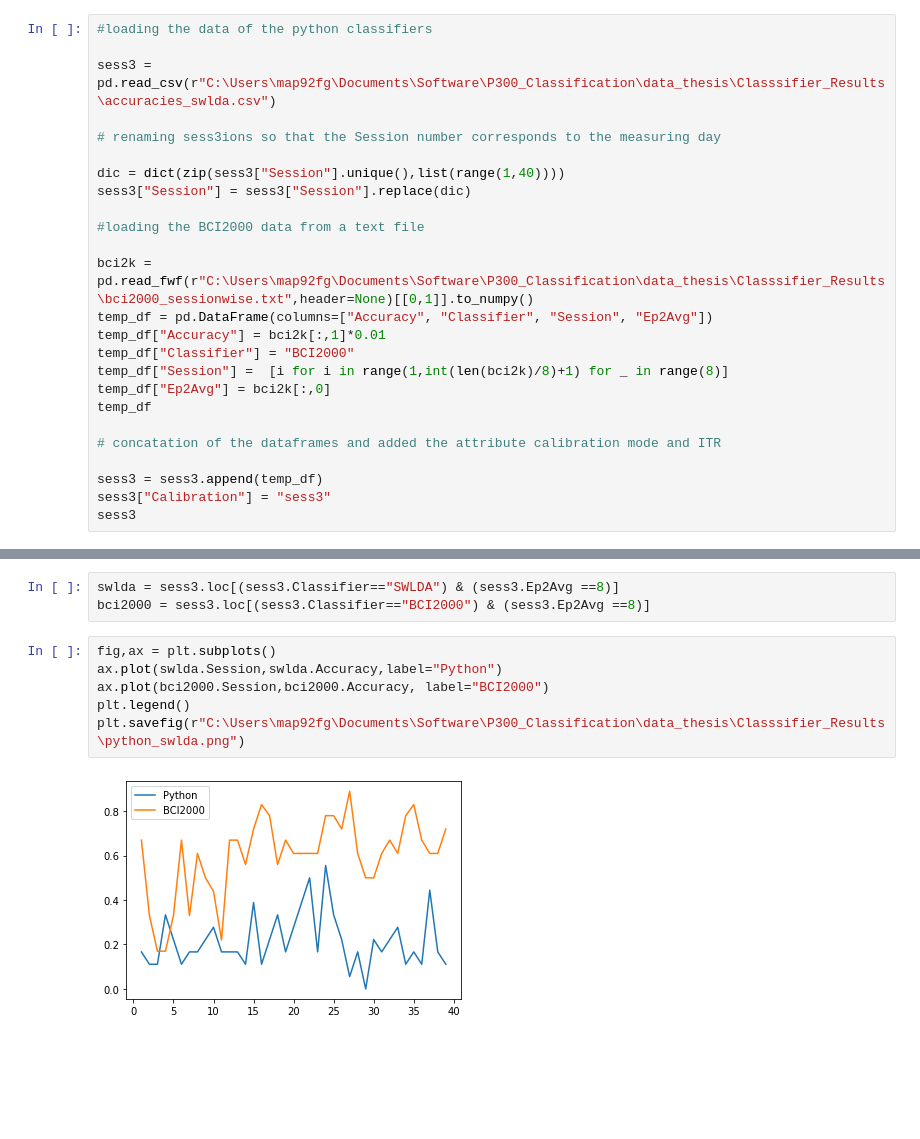
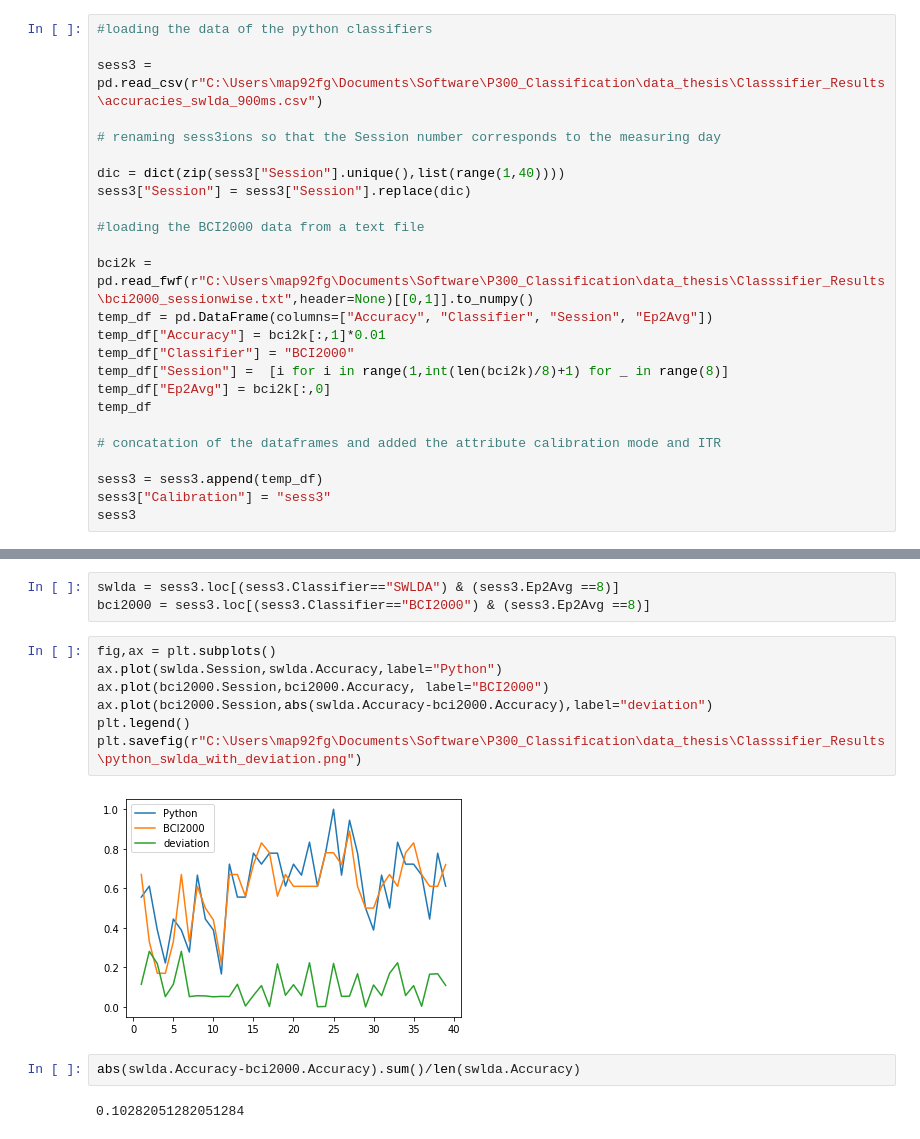
Before and after one commit to iamraP/P300ClassifierComparison, a Jupyter notebook: testing_stuff.ipynb, the cells around one changed output, grey strips where cells are left out. Drawn from its saved outputs; the diff is of its cells as text; blank space fills up the shorter version.

Commit message:
decreased accuracy deviation: missing line of code in SWLDA, multiplying the feature weights with the inmodel parameter, who defines which features should stay in the model.

```diff
--- a/testing_stuff.ipynb
+++ b/testing_stuff.ipynb
@@ -6,7 +6,7 @@ import pickle
 # %%
 #loading the data of the python classifiers
 
-sess3 = pd.read_csv(r"C:\Users\map92fg\Documents\Software\P300_Classification\data_thesis\Classsifier_Results\accuracies_swlda.csv")
+sess3 = pd.read_csv(r"C:\Users\map92fg\Documents\Software\P300_Classification\data_thesis\Classsifier_Results\accuracies_swlda_900ms.csv")
 
 # renaming sess3ions so that the Session number corresponds to the measuring day
 
@@ -48,8 +48,13 @@ bci2000 = sess3.loc[(sess3.Classifier=="BCI2000") & (sess3.Ep2Avg ==8)]
 # %%
 fig,ax = plt.subplots()
 ax.plot(swlda.Session,swlda.Accuracy,label="Python")
 ax.plot(bci2000.Session,bci2000.Accuracy, label="BCI2000")
+ax.plot(bci2000.Session,abs(swlda.Accuracy-bci2000.Accuracy),label="deviation")
 plt.legend()
-plt.savefig(r"C:\Users\map92fg\Documents\Software\P300_Classification\data_thesis\Classsifier_Results\python_swlda.png")
+plt.savefig(r"C:\Users\map92fg\Documents\Software\P300_Classification\data_thesis\Classsifier_Results\python_swlda_with_deviation.png")
 # %% [output]
-[figure, old version]
+[figure, new version]
+# %%
+abs(swlda.Accuracy-bci2000.Accuracy).sum()/len(swlda.Accuracy)
+# %% [output]
+0.10282051282051284
```
Also changed, not shown: parts of 2 cells of this notebook, 4 other files.
